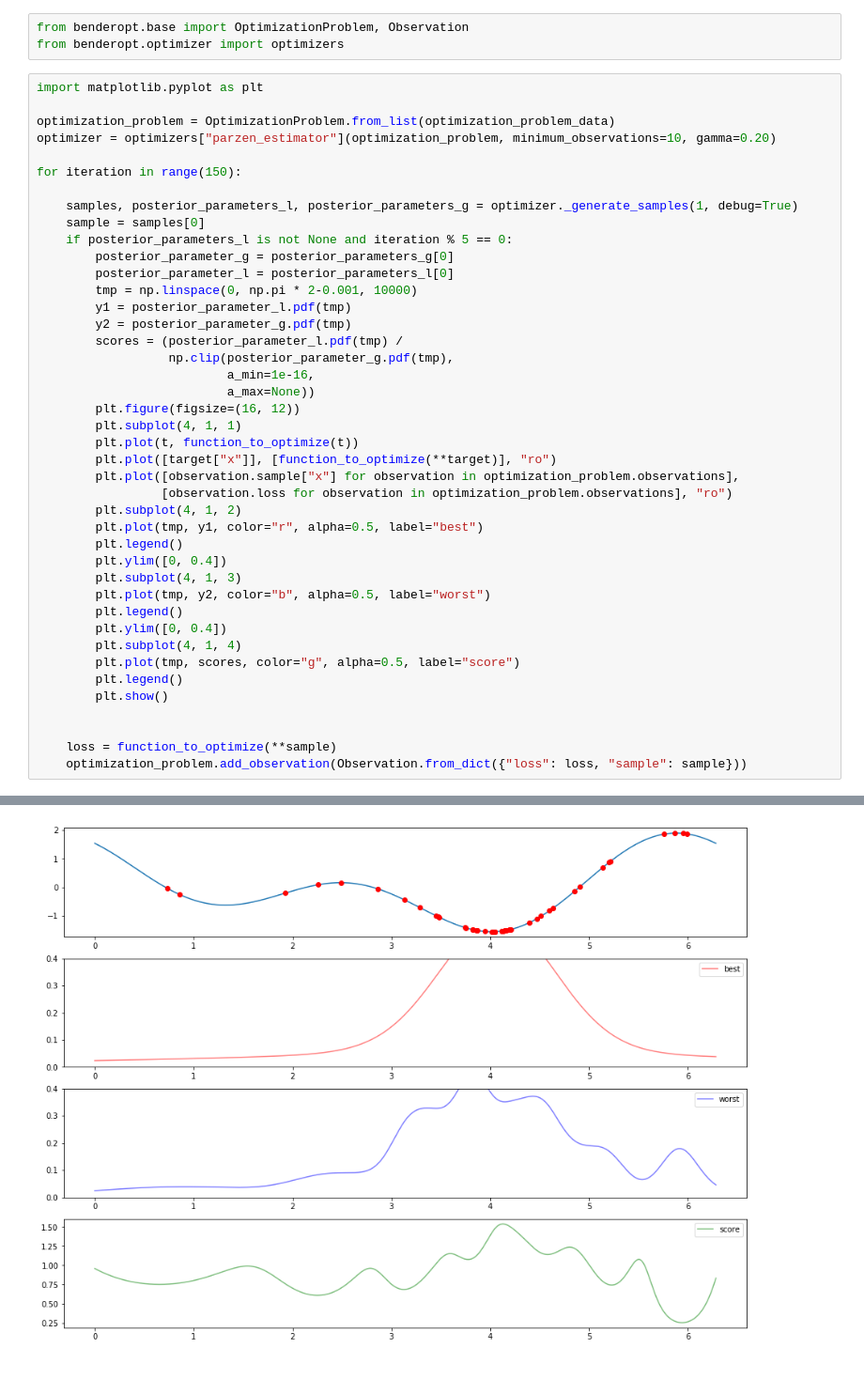
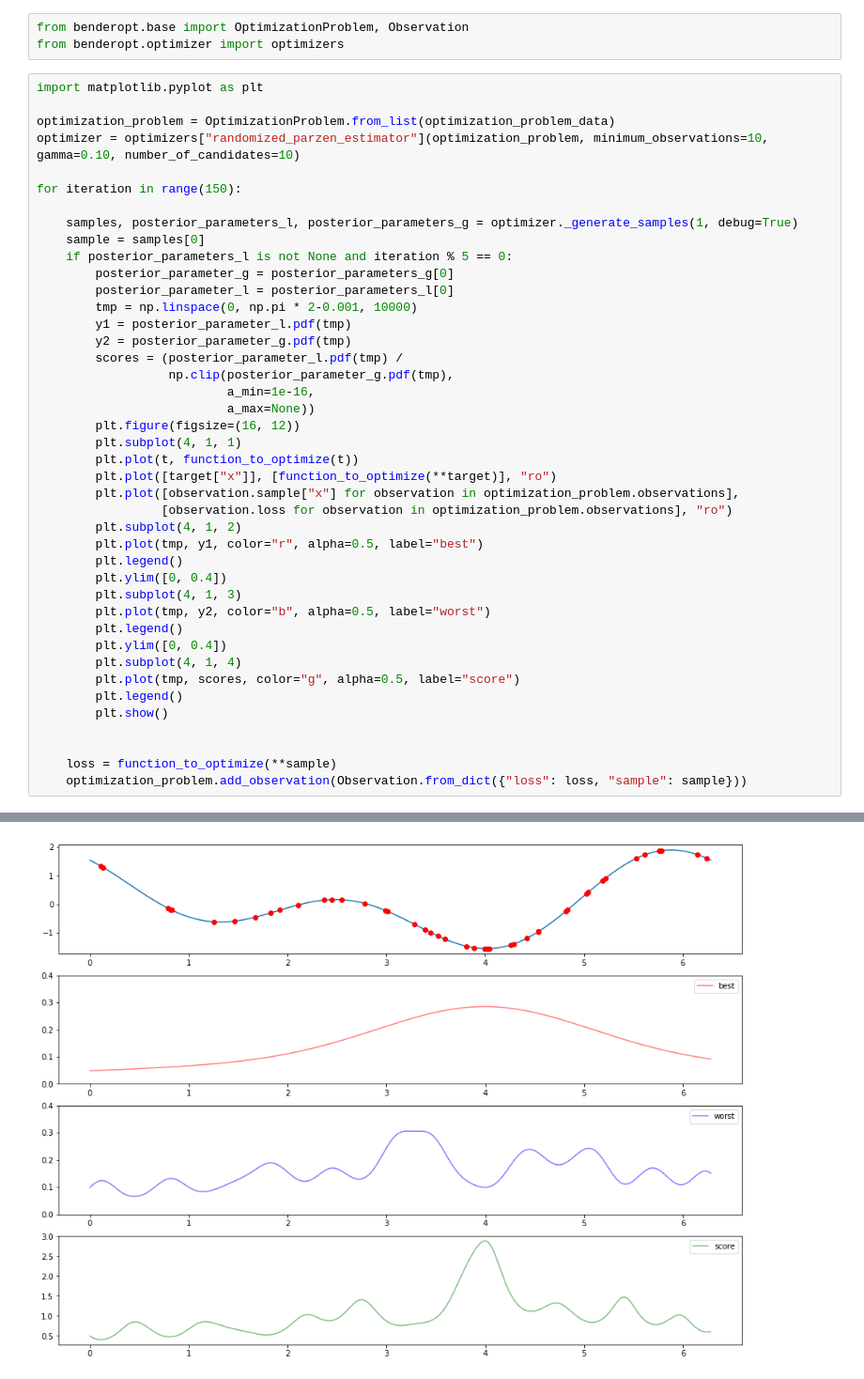
Before and after one commit to vthorey/benderopt, a Jupyter notebook: benchmark/understanding_parzen_estimators.ipynb, the cells around one changed output, grey strips where cells are left out. Shown at 94% size. Drawn from its saved outputs; the diff is of its cells as text.

Commit message:
[optimizer] parzen estimator more exploratory

```diff
--- a/benchmark/understanding_parzen_estimators.ipynb
+++ b/benchmark/understanding_parzen_estimators.ipynb
@@ -38,7 +38,7 @@ from benderopt.optimizer import optimizers
 import matplotlib.pyplot as plt
 
 optimization_problem = OptimizationProblem.from_list(optimization_problem_data)
-optimizer = optimizers["parzen_estimator"](optimization_problem, minimum_observations=10, gamma=0.20)
+optimizer = optimizers["randomized_parzen_estimator"](optimization_problem, minimum_observations=10, gamma=0.10, number_of_candidates=10)
 
 for iteration in range(150):
 
@@ -87 +87 @@ for iteration in range(150):
-[figure, old version]
+[figure, new version]
```
Also changed, not shown: parts of 1 cell of this notebook, 3 other files.
